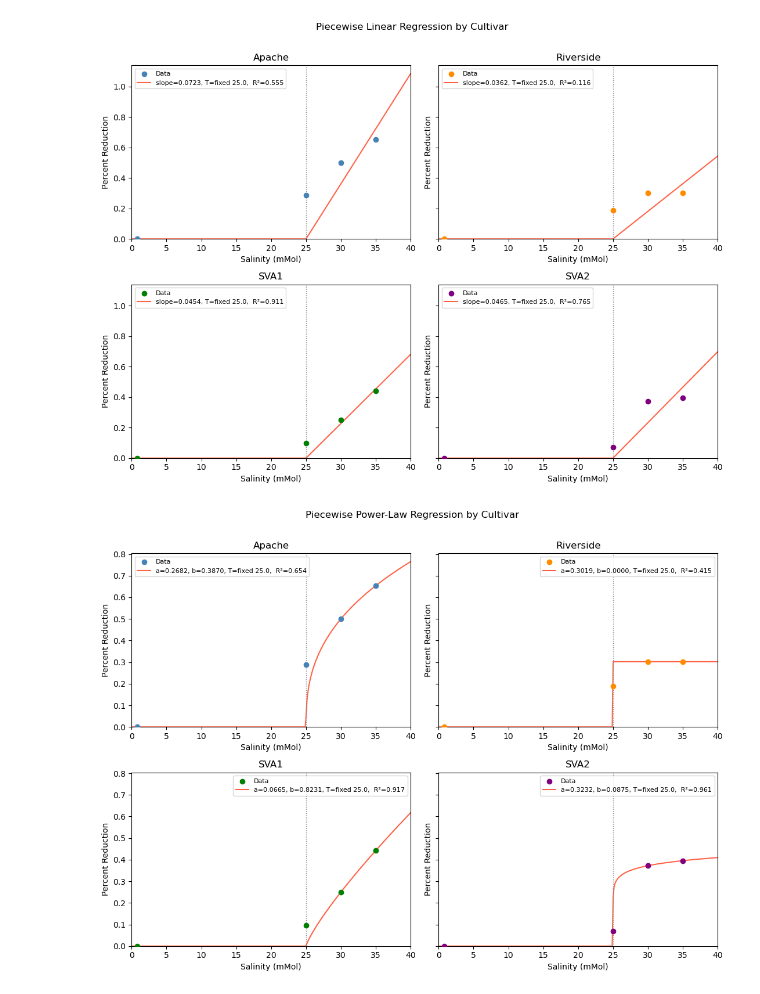
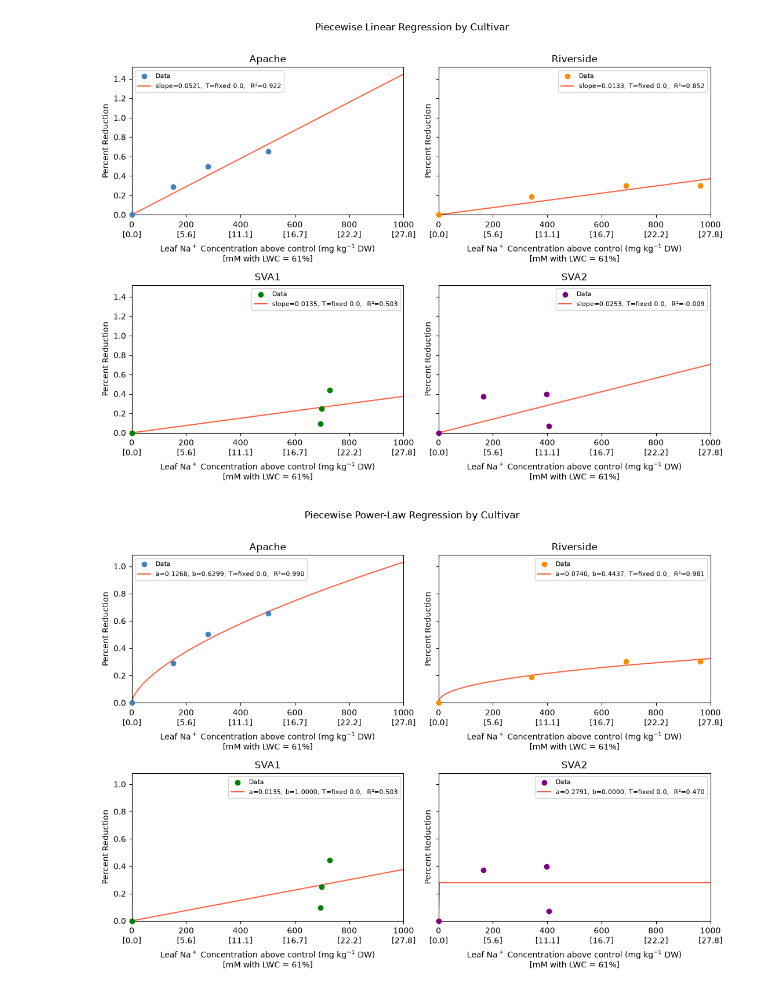
Before and after one commit to jagottlieb/Photo3-Plant-Salinity-Traits, a Jupyter notebook: data/literature_data/photo_reduction_function.ipynb, the cells around one changed output. Saved outputs shown, nothing was run; the diff lists cells and outputs as text; code cells hidden in the pictures.

```diff
--- a/data/literature_data/photo_reduction_function.ipynb
+++ b/data/literature_data/photo_reduction_function.ipynb
@@ -48,7 +85,7 @@ def fit_piecewise(x, y, label, threshold=None):
         t = threshold
     else:
         (slope, t), _ = curve_fit(
-            piecewise_model, x, y, p0=[0.05, 25],
+            piecewise_model, x, y, p0=[0.05, x.min()],
             bounds=([0, 0], [np.inf, np.inf]),
         )
     return {"Cultivar": label, "Slope": slope, "Threshold": t,
@@ -68,22 +105,21 @@ def fit_piecewise_power(x, y, label, threshold=None):
         t = threshold
     else:
         (a, b, t), _ = curve_fit(
-            piecewise_power_model, x, y, p0=[0.05, 0.8, 25],
+            piecewise_power_model, x, y, p0=[0.05, 0.8, x.min()],
             bounds=([0, 0, 0], [np.inf, 1.0, np.inf]), maxfev=10000,
         )
     return {"Cultivar": label, "a": a, "b": b, "Threshold": t,
             "R2": _r2(y, piecewise_power_model(x, a, b, t))}
 
 # ── Run fits ──────────────────────────────────────────────────────────────────
-FIXED_THRESHOLD = 25  # mMol — set to None to fit threshold freely
+FIXED_THRESHOLD = 0  # mM above control — set to None to fit threshold freely
 
-x = df["salinity_mMol"].values
 results, power_results = [], []
 for col, name in zip(reduction_cols, cultivar_names):
-    results.append(fit_piecewise(x, df[col].values, name, threshold=FIXED_THRESHOLD))
-    power_results.append(fit_piecewise_power(x, df[col].values, name, threshold=FIXED_THRESHOLD))
+    results.append(fit_piecewise(leaf_mM[name].values, df[col].values, name, threshold=FIXED_THRESHOLD))
+    power_results.append(fit_piecewise_power(leaf_mM[name].values, df[col].values, name, threshold=FIXED_THRESHOLD))
 
-x_all = np.tile(x, len(reduction_cols))
+x_all = np.concatenate([leaf_mM[name].values for name in cultivar_names])
 y_all = np.concatenate([df[col].values for col in reduction_cols])
 results.append(fit_piecewise(x_all, y_all, "Combined", threshold=FIXED_THRESHOLD))
 power_results.append(fit_piecewise_power(x_all, y_all, "Combined", threshold=FIXED_THRESHOLD))
@@ -115,6 +151,6 @@ display(power_results_df)
 # %%
 
-x_plot = np.linspace(0, 40, 300)
+x_plot = np.linspace(0, 1000 * MGKG_TO_MM, 300)
 colors = ["steelblue", "darkorange", "green", "purple"]
 threshold_fixed = FIXED_THRESHOLD is not None
 
@@ -125,15 +161,14 @@ def _threshold_label(t):
 fig, axes = plt.subplots(2, 2, figsize=(11, 8), sharey=True)
 for ax, col, name, color in zip(axes.flat, reduction_cols, cultivar_names, colors):
     row = results_df.loc[name]
-    ax.scatter(x, df[col].values, color=color, zorder=5, label="Data")
+    ax.scatter(leaf_mM[name], df[col].values, color=color, zorder=5, label="Data")
     ax.plot(x_plot, piecewise_model(x_plot, row["Slope"], row["Threshold"]), color="tomato",
             label=f"slope={row['Slope']:.4f}, {_threshold_label(row['Threshold'])},  R²={row['R2']:.3f}")
     ax.axvline(row["Threshold"], color="gray", linestyle=":", linewidth=1)
     ax.set_title(name)
-    ax.set_xlabel("Salinity (mMol)")
+    leaf_na_axis(ax)
     ax.set_ylabel("Percent Reduction")
     ax.legend(fontsize=8)
-    ax.set_xlim(0, 40)
     ax.set_ylim(0, None)
 fig.suptitle("Piecewise Linear Regression by Cultivar", y=1.01)
 plt.tight_layout()
@@ -143,48 +178,46 @@ plt.show()
 fig, axes = plt.subplots(2, 2, figsize=(11, 8), sharey=True)
 for ax, col, name, color in zip(axes.flat, reduction_cols, cultivar_names, colors):
     row = power_results_df.loc[name]
-    ax.scatter(x, df[col].values, color=color, zorder=5, label="Data")
+    ax.scatter(leaf_mM[name], df[col].values, color=color, zorder=5, label="Data")
     ax.plot(x_plot, piecewise_power_model(x_plot, row["a"], row["b"], row["Threshold"]), color="tomato",
             label=f"a={row['a']:.4f}, b={row['b']:.4f}, {_threshold_label(row['Threshold'])},  R²={row['R2']:.3f}")
     ax.axvline(row["Threshold"], color="gray", linestyle=":", linewidth=1)
     ax.set_title(name)
-    ax.set_xlabel("Salinity (mMol)")
+    leaf_na_axis(ax)
     ax.set_ylabel("Percent Reduction")
     ax.legend(fontsize=8)
-    ax.set_xlim(0, 40)
     ax.set_ylim(0, None)
 fig.suptitle("Piecewise Power-Law Regression by Cultivar", y=1.01)
 plt.tight_layout()
 plt.show()
 
 # ── Combined plots: Linear & Power Law side by side ───────────────────────────
 fig2, (ax_lin, ax_pow) = plt.subplots(1, 2, figsize=(13, 5))
 combined_lin = results_df.loc["Combined"]
 combined_pow = power_results_df.loc["Combined"]
 
 for col, name, color in zip(reduction_cols, cultivar_names, colors):
-    ax_lin.scatter(x, df[col].values, color=color, label=name, zorder=5)
-    ax_pow.scatter(x, df[col].values, color=color, label=name, zorder=5)
+    ax_lin.scatter(leaf_mM[name], df[col].values, color=color, label=name, zorder=5)
+    ax_pow.scatter(leaf_mM[name], df[col].values, color=color, label=name, zorder=5)
 
 ax_lin.plot(x_plot, piecewise_model(x_plot, combined_lin["Slope"], combined_lin["Threshold"]), "k--",
             label=f"slope={combined_lin['Slope']:.4f}, {_threshold_label(combined_lin['Threshold'])},  R²={combined_lin['R2']:.3f}")
 ax_lin.axvline(combined_lin["Threshold"], color="gray", linestyle=":", linewidth=1)
 
 ax_pow.plot(x_plot, piecewise_power_model(x_plot, combined_pow["a"], combined_pow["b"], combined_pow["Threshold"]), "k--",
             label=f"a={combined_pow['a']:.4f}, b={combined_pow['b']:.4f}, {_threshold_label(combined_pow['Threshold'])},  R²={combined_pow['R2']:.3f}")
 ax_pow.axvline(combined_pow["Threshold"], color="gray", linestyle=":", linewidth=1)
 
 for ax, title in [(ax_lin, "Combined Linear Fit"), (ax_pow, "Combined Power-Law Fit")]:
-    ax.set_xlabel("Salinity (mMol)")
+    leaf_na_axis(ax)
     ax.set_ylabel("Percent Reduction")
     ax.set_title(title)
-    ax.set_xlim(0, 40)
     ax.set_ylim(0, None)
     ax.legend(fontsize=8)
 
 fig2.suptitle("Combined Piecewise Regressions (all cultivars)", y=1.01)
 plt.tight_layout()
 plt.show()
 # %% [output]
-[figure, old version]
+[figure, new version]
-[figure, old version]
+[figure, new version]
```
Also changed, not shown: parts of 5 cells of this notebook, 5 other files.
